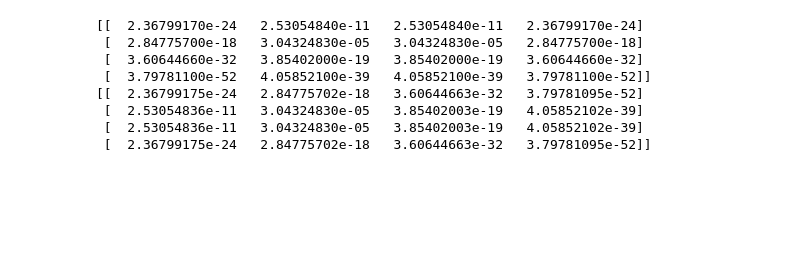
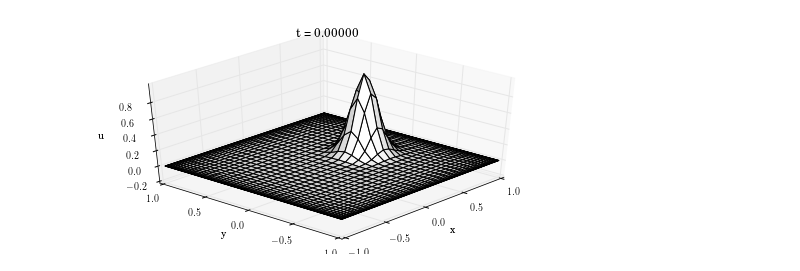
Before and after one commit to Jordi-Ab/SciCompAndC-, a Jupyter notebook: Coursework3/Plotting Q4.ipynb, the cells around one changed output. Saved outputs shown, nothing was run; the diff lists cells and outputs as text; code cells hidden in the pictures; blank space fills up the shorter version.

Commit message:
Q4, just missing to plot the result

```diff
--- a/Coursework3/Plotting Q4.ipynb
+++ b/Coursework3/Plotting Q4.ipynb
@@ -76,5 +21,0 @@ ValueError: total size of new array must be unchanged
-# %%
-fig = pt.figure(figsize=pt.figaspect(0.5))
-ax = fig.add_subplot(111, projection='3d')
-#ax.plot_surface(xx,  yy,  uu, cstride=1,rstride=1,cmap='jet')
-ax.plot_surface(xx, yy, uu, cstride=1,rstride=1,cmap='jet')
@@ -100,13 +22,6 @@ f(x[0], y[2])
-# %%
-uu2 = f(xx, yy)
-print(uu)
-print(uu2)
-# %% [output]
-[[  2.36799170e-24   2.53054840e-11   2.53054840e-11   2.36799170e-24]
- [  2.84775700e-18   3.04324830e-05   3.04324830e-05   2.84775700e-18]
- [  3.60644660e-32   3.85402000e-19   3.85402000e-19   3.60644660e-32]
- [  3.79781100e-52   4.05852100e-39   4.05852100e-39   3.79781100e-52]]
-[[  2.36799175e-24   2.84775702e-18   3.60644663e-32   3.79781095e-52]
- [  2.53054836e-11   3.04324830e-05   3.85402003e-19   4.05852102e-39]
- [  2.53054836e-11   3.04324830e-05   3.85402003e-19   4.05852102e-39]
- [  2.36799175e-24   2.84775702e-18   3.60644663e-32   3.79781095e-52]]
+# %%
+ts = array[:, 0]
+us = array[:,1:]
+# %%
+Nx = 40
+Ny = 40
@@ -112,0 +30,18 @@ print(uu2)
+# %%
+def plot(t):
+    # Reshape long 1D results onto 2D grid:
+    uu = np.zeros((Nx+1,Ny+1));
+    uu[1:-1,1:-1] = us[t].reshape((Nx-1,Ny-1)).T
+    xx,yy = np.meshgrid(x,y)
+    fig = plt.figure(figsize=plt.figaspect(0.5))
+    ax = fig.add_subplot(111, projection='3d')
+    ax.plot_surface(xx,  yy,  uu, cstride=1,rstride=1,color='w')
+    ax.azim = -138; ax.elev = 25
+    ax.set_xlabel('x'); ax.set_ylabel('y'); ax.set_zlabel('u')
+    plt.title('t = '+str('%.5f' % t)); ax.azim = -138; ax.elev = 38; ax.set_zlim3d(-0.2,1)
+    plt.show()
+# %%
+# Plot at time 0
+plot(0)
+# %% [output]
+[figure, added]
```
Also changed, not shown: parts of 23 cells of this notebook, 9 other files.
